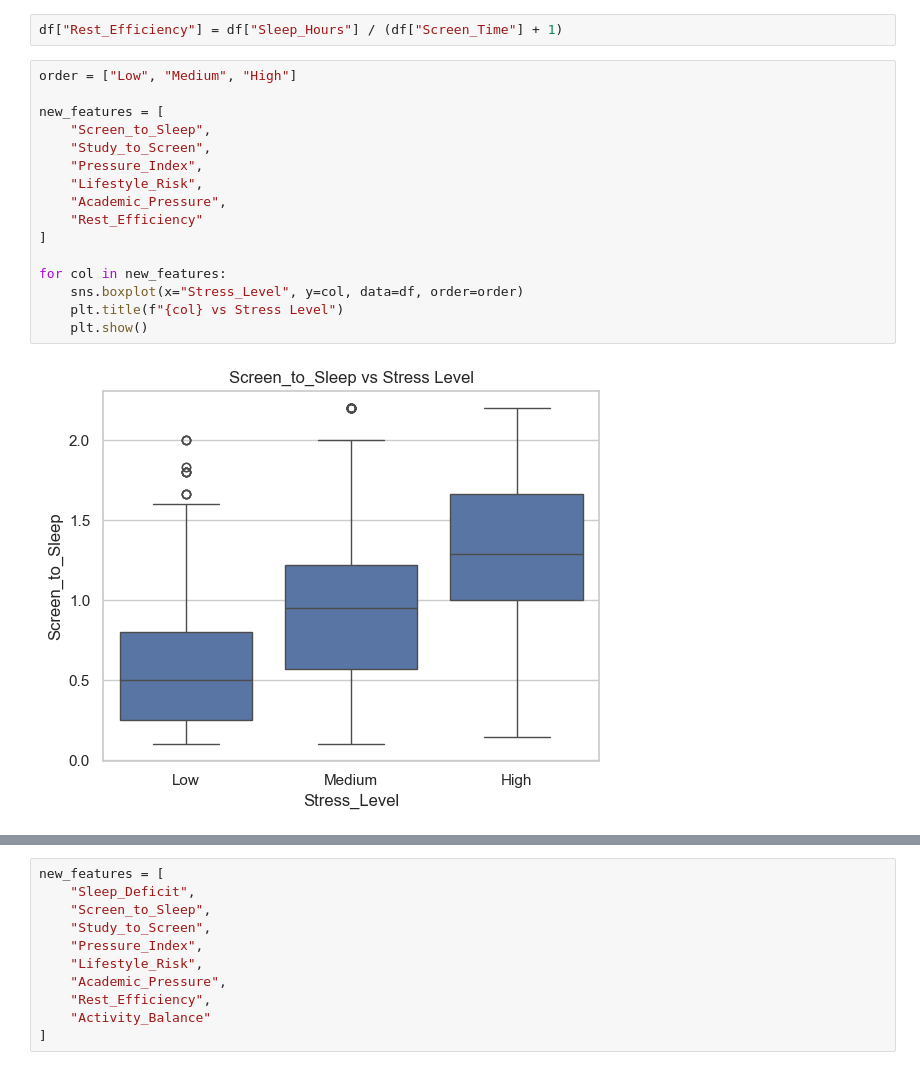
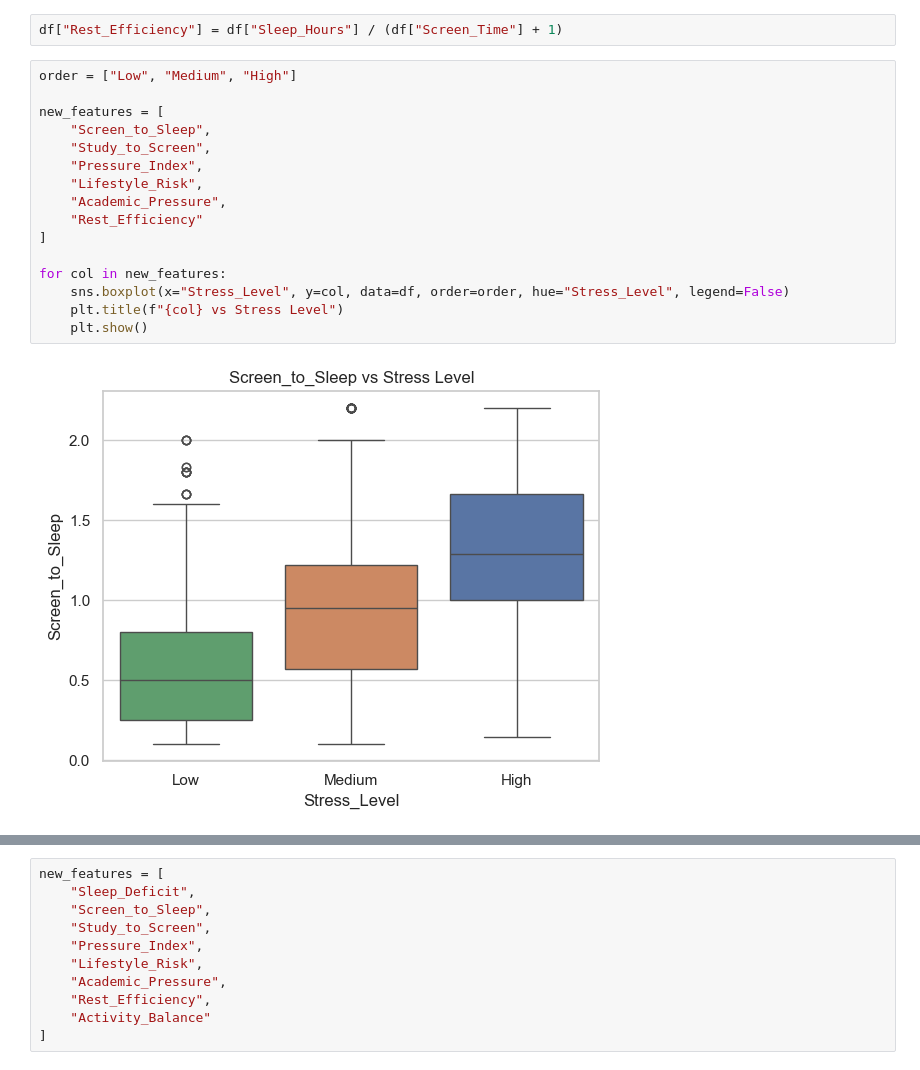
Before and after one commit to ShinZeleo/BurnoutGuard, a Jupyter notebook: Capstone.ipynb, the cells around one changed output, grey strips where cells are left out. Cells and saved outputs as stored; diff of their text form.

Commit message:
perbaiki plot

```diff
--- a/Capstone.ipynb
+++ b/Capstone.ipynb
@@ -759,18 +759,18 @@ df["Rest_Efficiency"] = df["Sleep_Hours"] / (df["Screen_Time"] + 1)
 # %%
 order = ["Low", "Medium", "High"]
 
 new_features = [
     "Screen_to_Sleep",
     "Study_to_Screen",
     "Pressure_Index",
     "Lifestyle_Risk",
     "Academic_Pressure",
     "Rest_Efficiency"
 ]
 
 for col in new_features:
-    sns.boxplot(x="Stress_Level", y=col, data=df, order=order)
+    sns.boxplot(x="Stress_Level", y=col, data=df, order=order, hue="Stress_Level", legend=False)
     plt.title(f"{col} vs Stress Level")
     plt.show()
 # %% [output]
-[figure, old version]
+[figure, new version]
```
Also changed, not shown: parts of 22 cells of this notebook, 5 other files.
